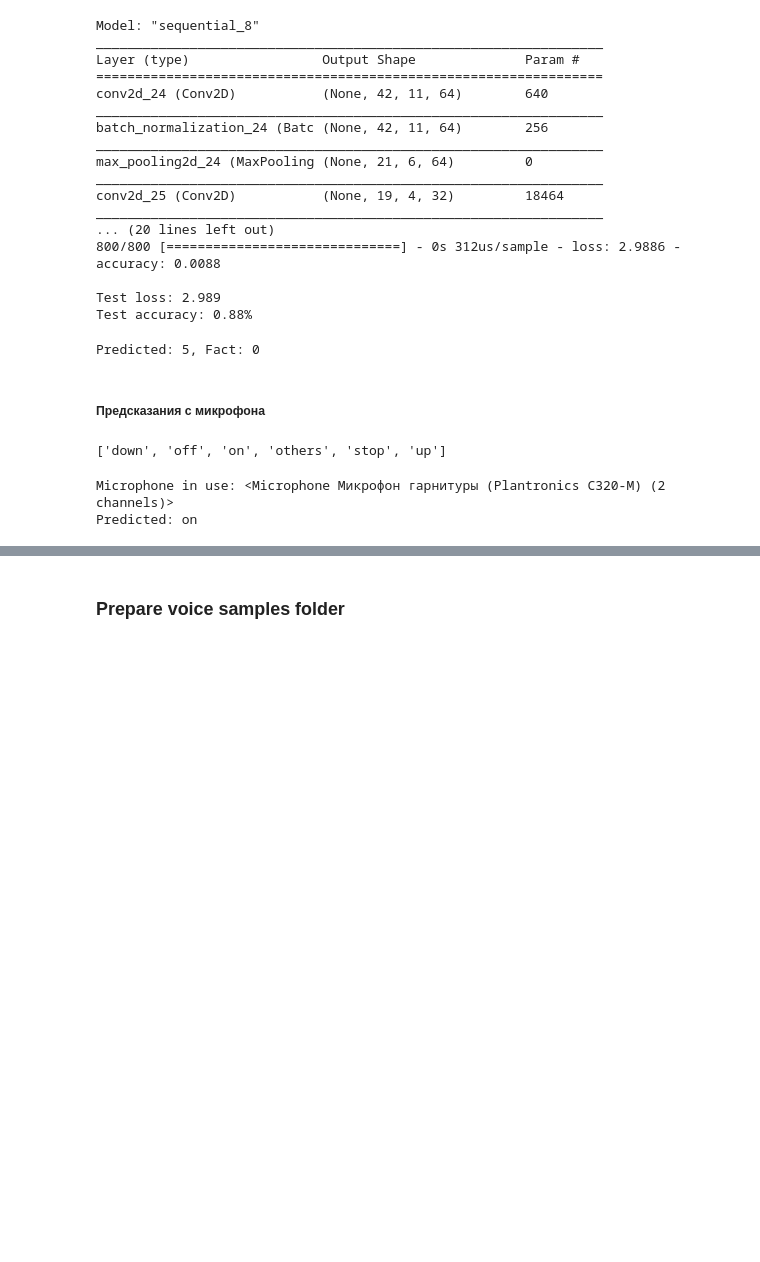
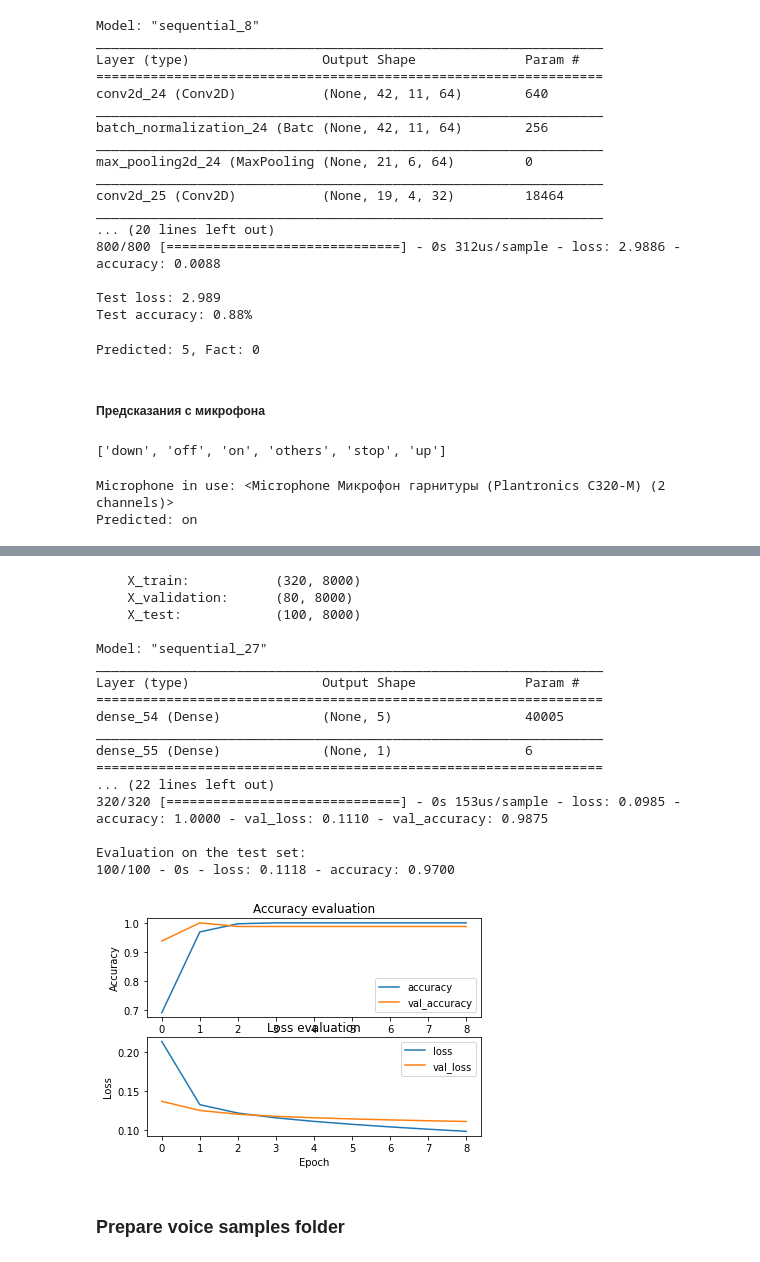
Before and after one commit to balobinp/AudioSignalProcessing, a Jupyter notebook: AudioSignalProcessing.ipynb, the cells around one changed output, grey strips where cells are left out. Drawn from its saved outputs; the diff is of its cells as text; code cells hidden in the pictures; blank space fills up the shorter version.

```diff
--- a/AudioSignalProcessing.ipynb
+++ b/AudioSignalProcessing.ipynb
@@ -592,3 +714,54 @@ Predicted: on
+# %%
+# Генерация данных, обучение модели, тестирование и сохранение осученной модели в файл
+
+def main():
+
+    # generate dataset
+    X, y = gen_feat(classes=classes, samples_in_class=samples_in_class, dim=1)
+
+    # generate train, validation and test sets
+    X_train, y_train, X_validation, y_validation, X_test, y_test = prepare_dataset(X, y)
+
+    print(f"""
+    X_train: {str(X_train.shape):>21}
+    X_validation: {str(X_validation.shape):>15}
+    X_test: {str(X_test.shape):>22}\n""")
+
+    # create network
+    model = build_model(learning_rate=LEARNING_RATE)
+
+    history = train(model, EPOCHS, BATCH_SIZE, PATIENCE, X_train, y_train, X_validation, y_validation)
+
+    # evaluate model on test set
+    print("\nEvaluation on the test set:")
+    model.evaluate(X_test,  y_test, verbose=2)
+
+    # plot accuracy/loss for training/validation set as a function of the epochs
+    plot_history(history)
+
+    # save model
+    model.save(output_trained_model)
+
+main()
+# %% [output]
+    X_train:           (320, 8000)
+    X_validation:      (80, 8000)
+    X_test:            (100, 8000)
+
+Model: "sequential_27"
+_________________________________________________________________
+Layer (type)                 Output Shape              Param #
+=================================================================
+dense_54 (Dense)             (None, 5)                 40005
+_________________________________________________________________
+dense_55 (Dense)             (None, 1)                 6
+=================================================================
+... (22 lines left out)
+320/320 [==============================] - 0s 153us/sample - loss: 0.0985 - accuracy: 1.0000 - val_loss: 0.1110 - val_accuracy: 0.9875
+
+Evaluation on the test set:
+100/100 - 0s - loss: 0.1118 - accuracy: 0.9700
+[figure, added]
 # %% [markdown]
 ### Prepare voice samples folder
 # %%
```
Also changed, not shown: parts of 4 cells of this notebook, 1 other file.
